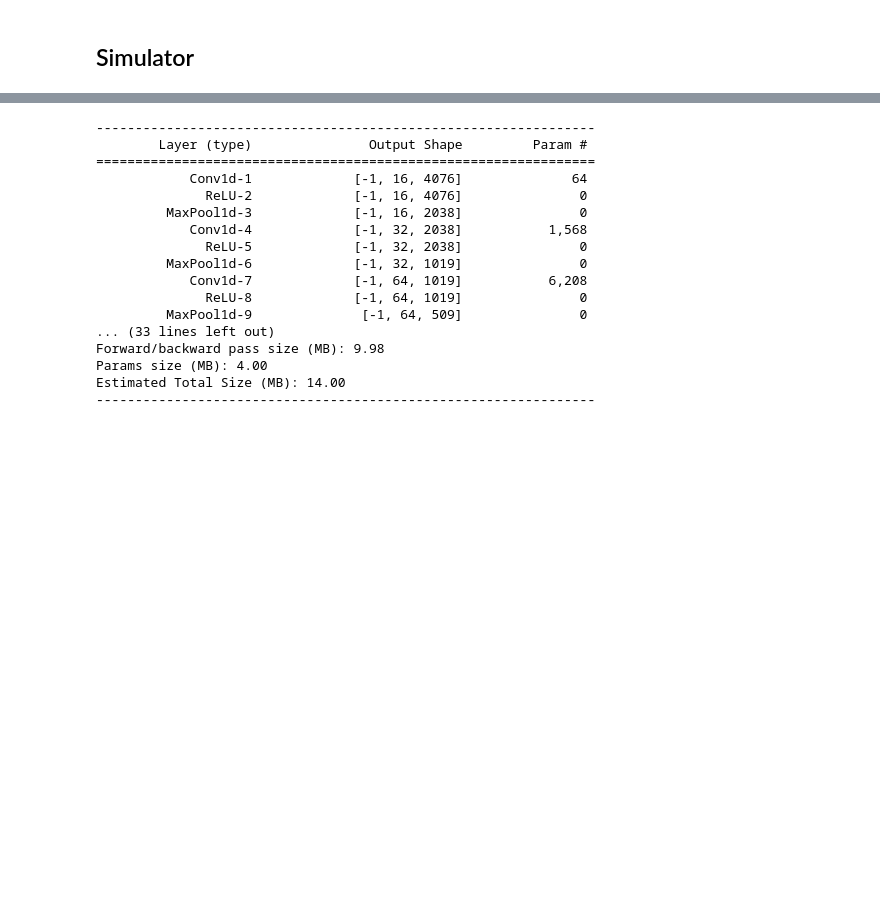
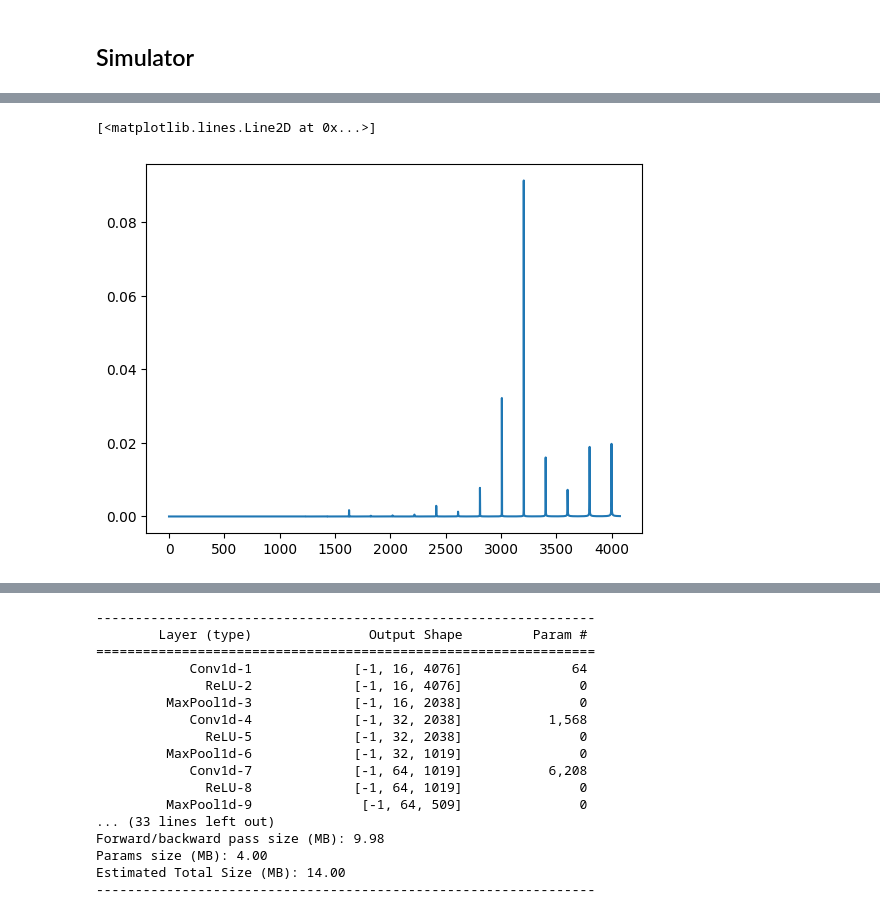
Before and after one commit to abbystokes/SBI_SGWB_DSMMA, a Jupyter notebook: Abby/Abbys_UNet.ipynb, the cells around one changed output, grey strips where cells are left out. Drawn from its saved outputs; the diff is of its cells as text; code cells hidden in the pictures; blank space fills up the shorter version.

```diff
--- a/Abby/Abbys_UNet.ipynb
+++ b/Abby/Abbys_UNet.ipynb
@@ -80,3 +82,8 @@ KeyboardInterrupt:
+# %%
+plt.plot(samples[5]['sigma'])
+# %% [output]
+[<matplotlib.lines.Line2D at 0x...>]
+[figure, added]
 # %%
 for i in [5, 2, 50]:
     plt.loglog(sim.freq, samples['x'][i], color='k')
```
Also changed, not shown: parts of 14 cells of this notebook.
